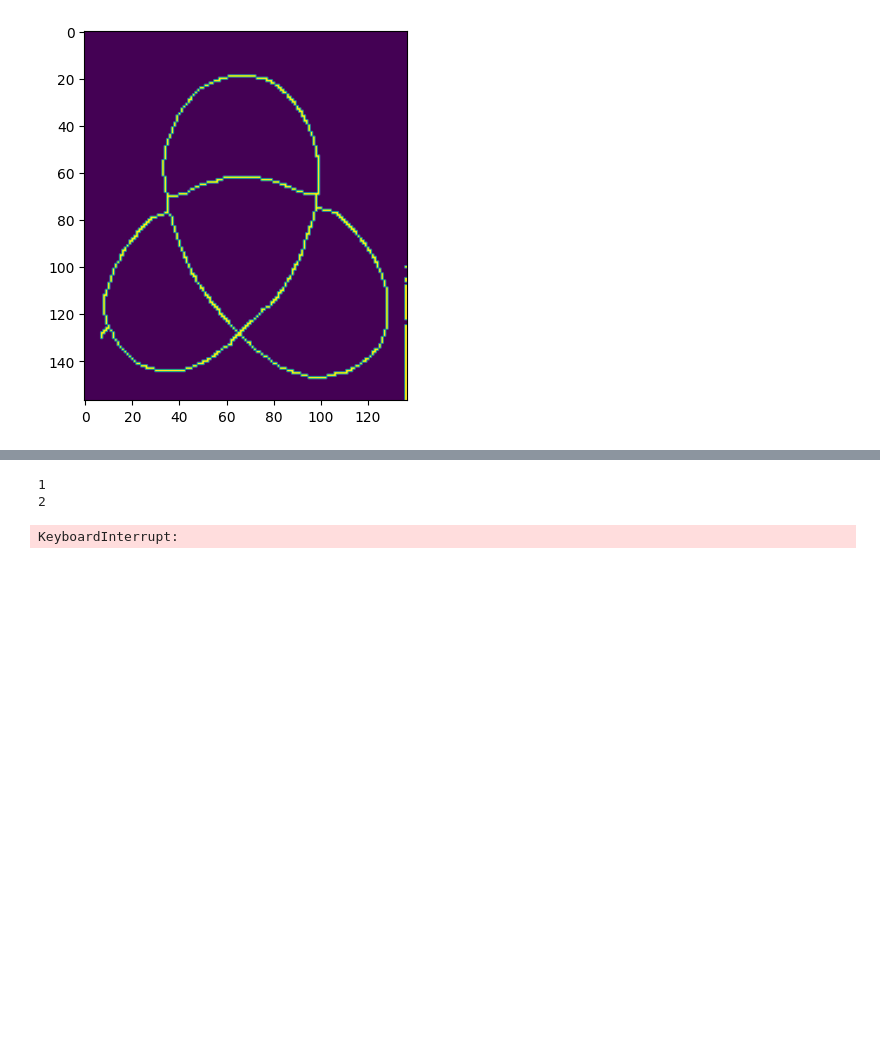
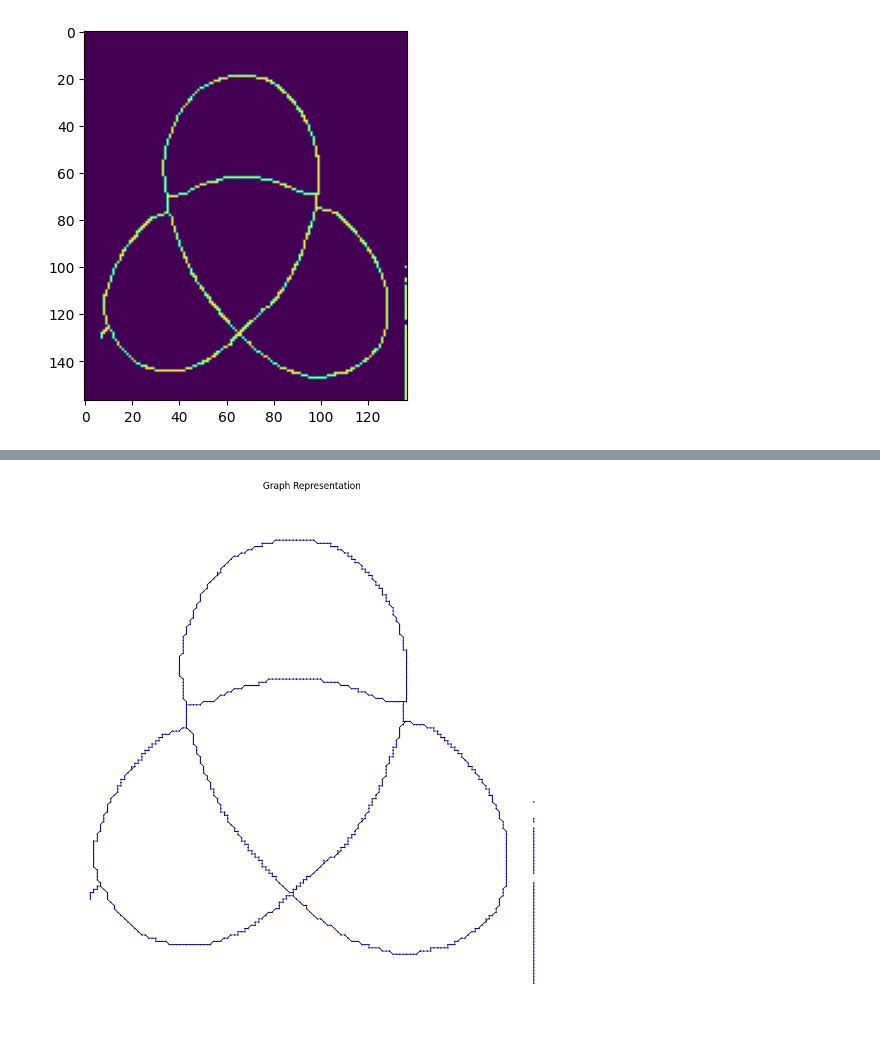
Before and after one commit to PhilJ0ly/knotId, a Jupyter notebook: skeleton_zhang.ipynb, the cells around one changed output, grey strips where cells are left out. Drawn from its saved outputs; the diff is of its cells as text; code cells hidden in the pictures; blank space fills up the shorter version.

```diff
--- a/skeleton_zhang.ipynb
+++ b/skeleton_zhang.ipynb
@@ -216,18 +165,35 @@ def simplify_to_intersections(G):
-# %%
-G_simple = simplify_to_intersections(G)
-plt.figure(figsize=(10, 10))
-pos = {node: (node[1], -node[0]) for node in G_simple.nodes()}
-nx.draw(G_simple, pos, node_size=50, node_color='red', with_labels=False, width=2)
-
-# Add edge labels (weights)
-edge_labels = nx.get_edge_attributes(G_simple, 'weight')
-nx.draw_networkx_edge_labels(G_simple, pos, edge_labels=edge_labels)
-
-plt.title("Simplified Skeleton Graph with Intersection Nodes")
-plt.axis('off')
-plt.tight_layout()
-plt.show()
-# %% [output]
-1
-2
-KeyboardInterrupt:
+# %%
+# Remove small loops
+
+def remove_loops(G):
+    for i, node in enumerate(G.nodes):
+        if G.degree(node) > 2:
+            for neighbour in G.neighbors(node):
+                flag = False
+                if neighbour !=list(G.nodes)[i-1]:
+                    flag = search_loop(G, node, node, neighbour, 0)
+
+                if flag:
+                    break
+
+def search_loop(G, init_node, prev_node, node, count):
+    if node == init_node:
+        G.remove_edge(prev_node, node)
+        return True
+
+    flag = False
+
+    if count < 5:
+        for neighbour in G.neighbors(node):
+            if neighbour != prev_node:
+                flag = search_loop(G, init_node, node, neighbour, count+1)
+
+            if flag:
+                break
+
+    return flag
+# %%
+remove_loops(G)
+show_graph(G)
+# %% [output]
+[figure, added]
```
Also changed, not shown: parts of 7 cells of this notebook.
